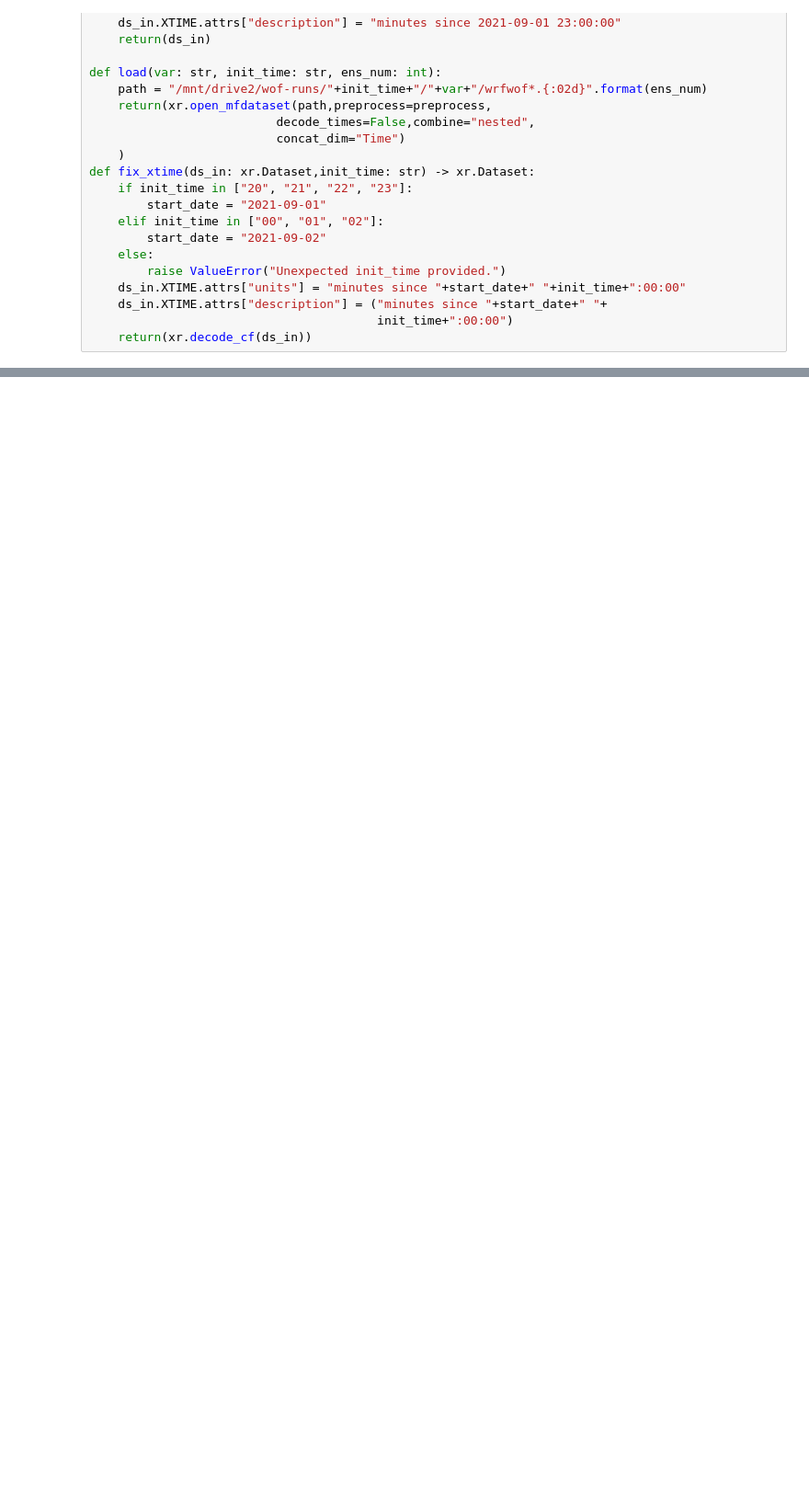
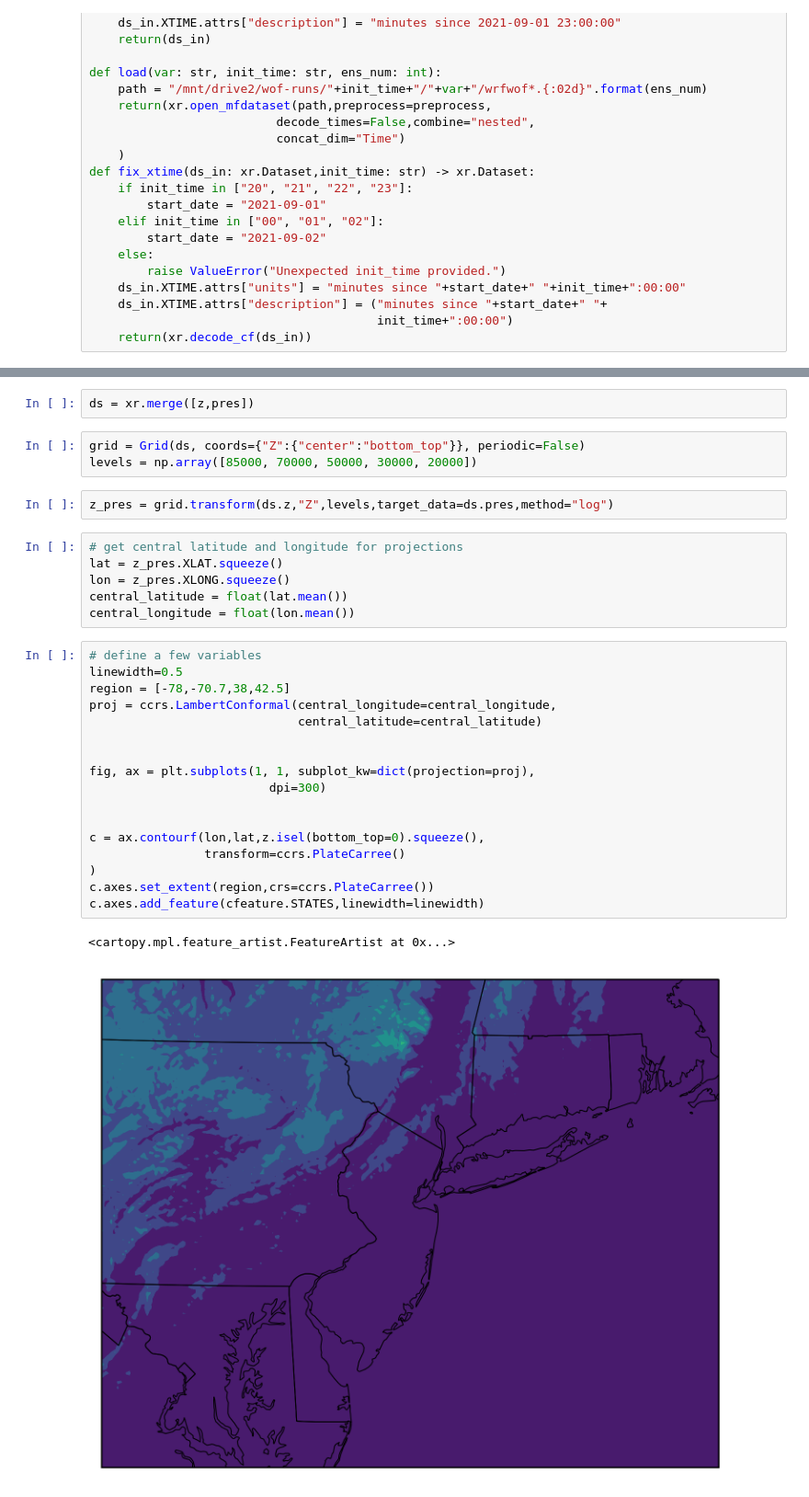
Before and after one commit to tyfolino/ida-precip, a Jupyter notebook: get-summary-variables.ipynb, the cells around one changed output, grey strips where cells are left out. Shown at 92% size. Drawn from its saved outputs; the diff is of its cells as text; blank space fills up the shorter version.

```diff
--- a/get-summary-variables.ipynb
+++ b/get-summary-variables.ipynb
@@ -106 +43,34 @@ array([[ 3.5970378,  3.4274411,  3.2960846, ...,  4.503478 ,  4.5793624,
+# %%
+ds = xr.merge([z,pres])
+# %%
+grid = Grid(ds, coords={"Z":{"center":"bottom_top"}}, periodic=False)
+levels = np.array([85000, 70000, 50000, 30000, 20000])
+# %%
+z_pres = grid.transform(ds.z,"Z",levels,target_data=ds.pres,method="log")
+# %%
+# get central latitude and longitude for projections
+lat = z_pres.XLAT.squeeze()
+lon = z_pres.XLONG.squeeze()
+central_latitude = float(lat.mean())
+central_longitude = float(lon.mean())
+# %%
+# define a few variables
+linewidth=0.5
+region = [-78,-70.7,38,42.5]
+proj = ccrs.LambertConformal(central_longitude=central_longitude,
+                             central_latitude=central_latitude)
+
+
+fig, ax = plt.subplots(1, 1, subplot_kw=dict(projection=proj),
+                         dpi=300)
+
+
+c = ax.contourf(lon,lat,z.isel(bottom_top=0).squeeze(),
+                transform=ccrs.PlateCarree()
+)
+c.axes.set_extent(region,crs=ccrs.PlateCarree())
+c.axes.add_feature(cfeature.STATES,linewidth=linewidth)
+# %% [output]
+<cartopy.mpl.feature_artist.FeatureArtist at 0x...>
+[figure, added]
 # %%
```
Also changed, not shown: parts of 15 cells of this notebook, 6 other files.
